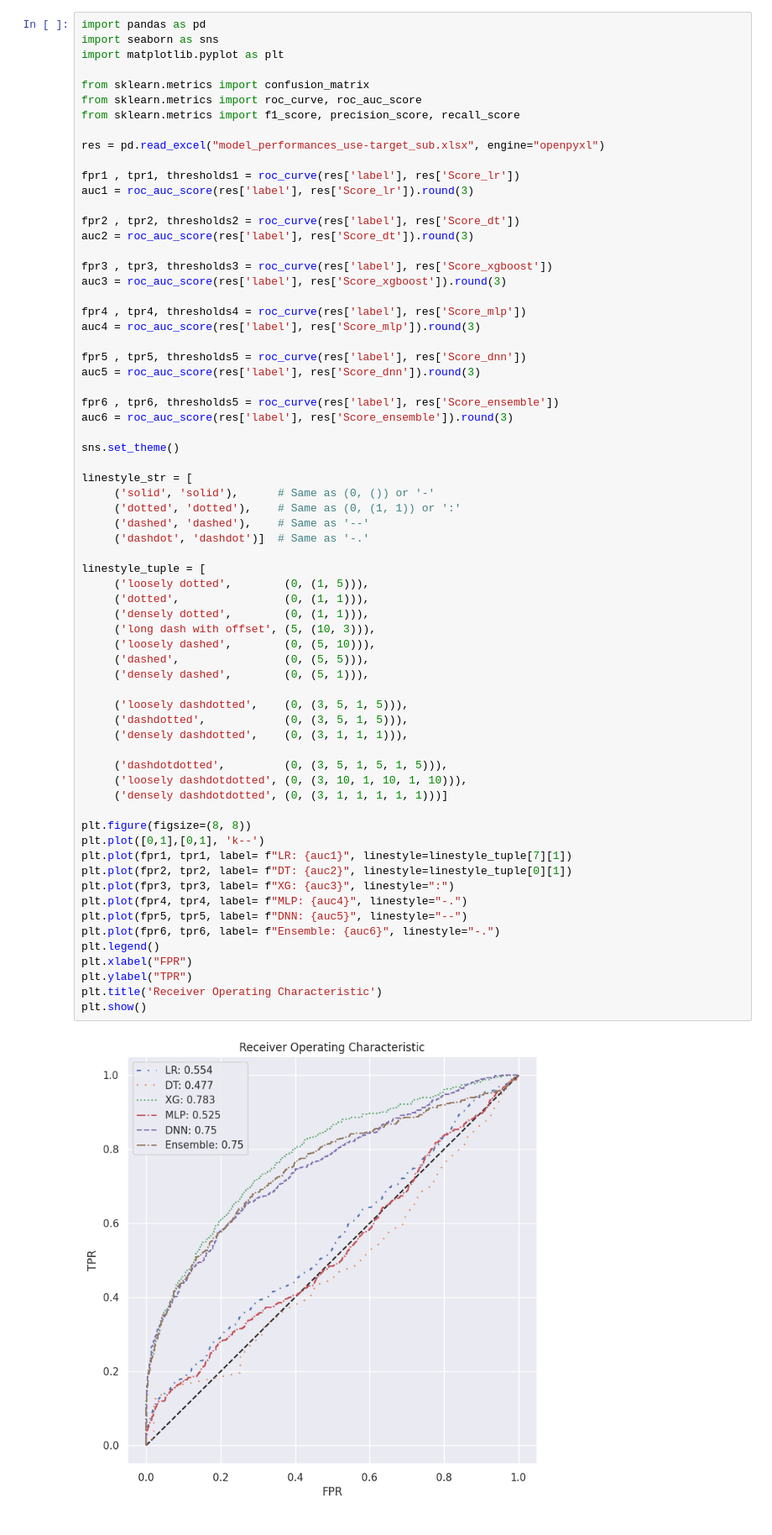
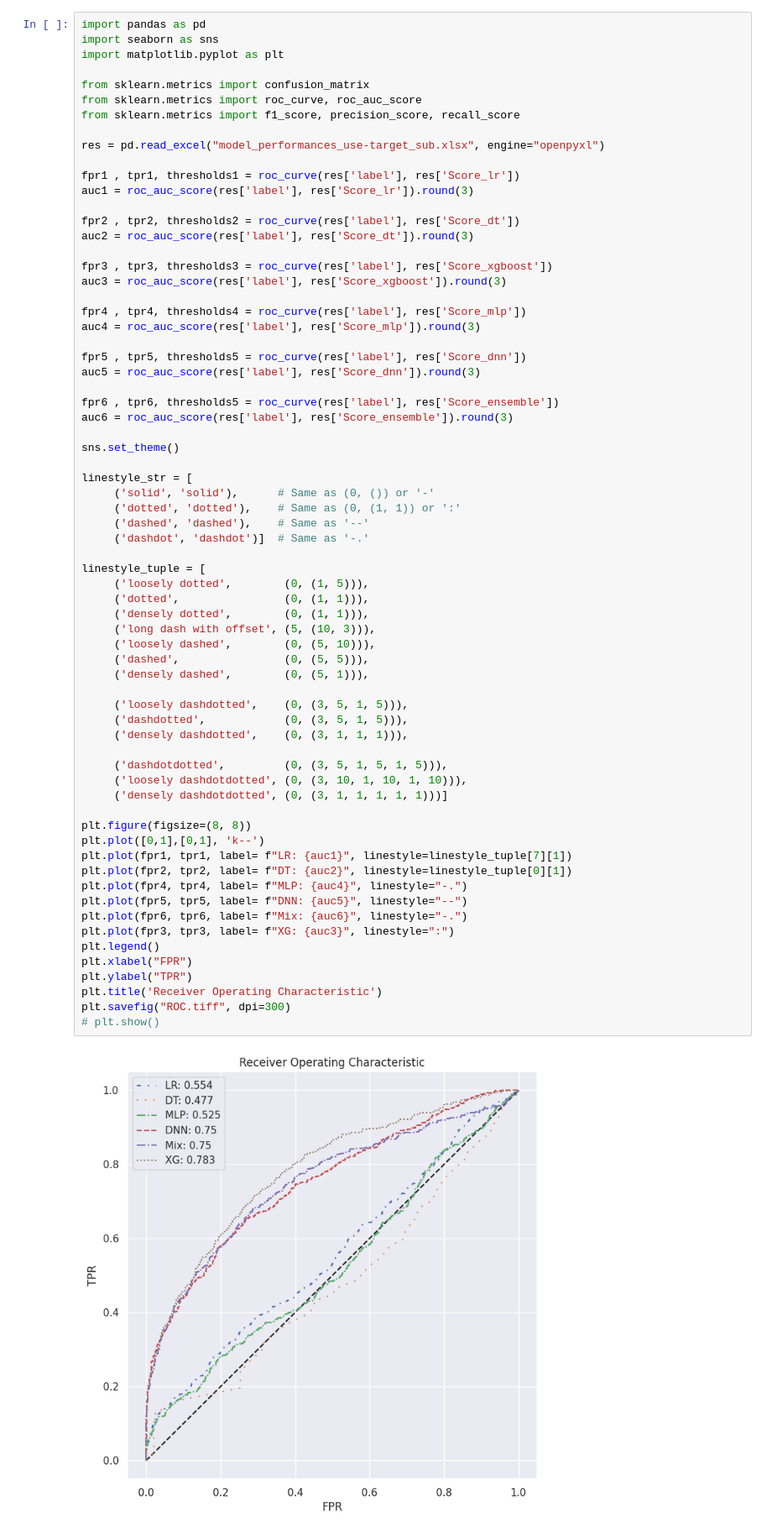
Before and after one commit to remind1580/ROKA_stomach-pain, a Jupyter notebook: 5_plot_performance.ipynb, the cells around one changed output. Shown at 84% size. Drawn from its saved outputs; the diff is of its cells as text.

```diff
--- a/5_plot_performance.ipynb
+++ b/5_plot_performance.ipynb
@@ -36,37 +36,38 @@ linestyle_str = [
      ('dashdot', 'dashdot')]  # Same as '-.'
 
 linestyle_tuple = [
      ('loosely dotted',        (0, (1, 5))),
      ('dotted',                (0, (1, 1))),
      ('densely dotted',        (0, (1, 1))),
      ('long dash with offset', (5, (10, 3))),
      ('loosely dashed',        (0, (5, 10))),
      ('dashed',                (0, (5, 5))),
      ('densely dashed',        (0, (5, 1))),
 
      ('loosely dashdotted',    (0, (3, 5, 1, 5))),
      ('dashdotted',            (0, (3, 5, 1, 5))),
      ('densely dashdotted',    (0, (3, 1, 1, 1))),
 
      ('dashdotdotted',         (0, (3, 5, 1, 5, 1, 5))),
      ('loosely dashdotdotted', (0, (3, 10, 1, 10, 1, 10))),
      ('densely dashdotdotted', (0, (3, 1, 1, 1, 1, 1)))]
 
 plt.figure(figsize=(8, 8))
 plt.plot([0,1],[0,1], 'k--')
 plt.plot(fpr1, tpr1, label= f"LR: {auc1}", linestyle=linestyle_tuple[7][1])
 plt.plot(fpr2, tpr2, label= f"DT: {auc2}", linestyle=linestyle_tuple[0][1])
-plt.plot(fpr3, tpr3, label= f"XG: {auc3}", linestyle=":")
 plt.plot(fpr4, tpr4, label= f"MLP: {auc4}", linestyle="-.")
 plt.plot(fpr5, tpr5, label= f"DNN: {auc5}", linestyle="--")
-plt.plot(fpr6, tpr6, label= f"Ensemble: {auc6}", linestyle="-.")
+plt.plot(fpr6, tpr6, label= f"Mix: {auc6}", linestyle="-.")
+plt.plot(fpr3, tpr3, label= f"XG: {auc3}", linestyle=":")
 plt.legend()
 plt.xlabel("FPR")
 plt.ylabel("TPR")
 plt.title('Receiver Operating Characteristic')
-plt.show()
+plt.savefig("ROC.tiff", dpi=300)
+# plt.show()
 # %% [output]
-[figure, old version]
+[figure, new version]
 # %%
 from sklearn.metrics import roc_auc_score, f1_score, precision_score, recall_score
 
```
Also changed, not shown: parts of 1 cell of this notebook.
